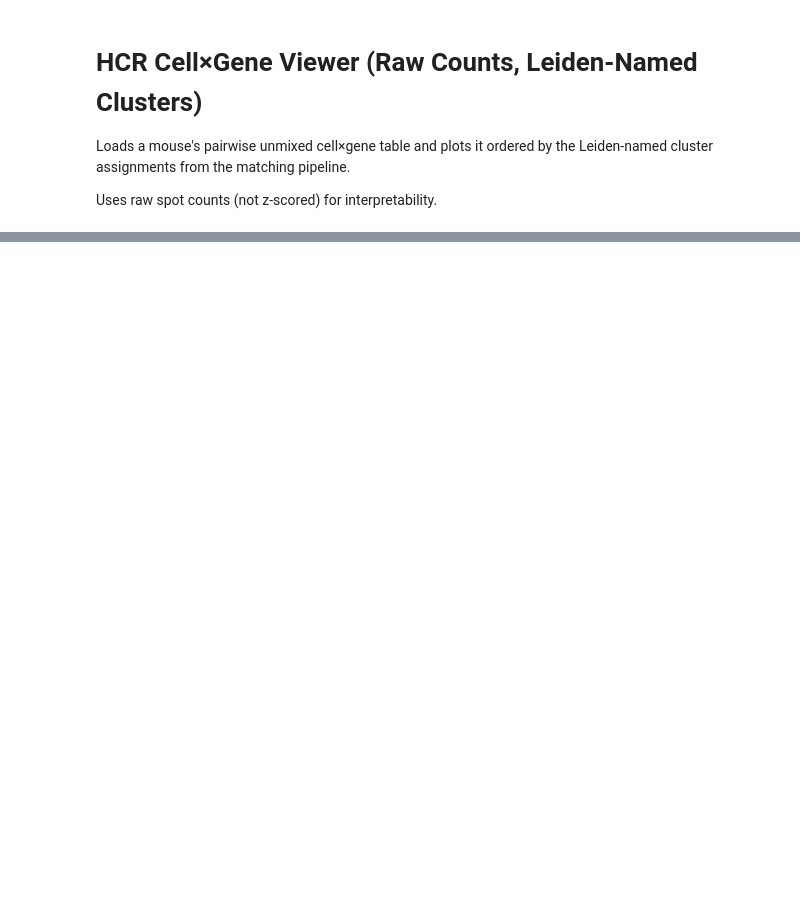
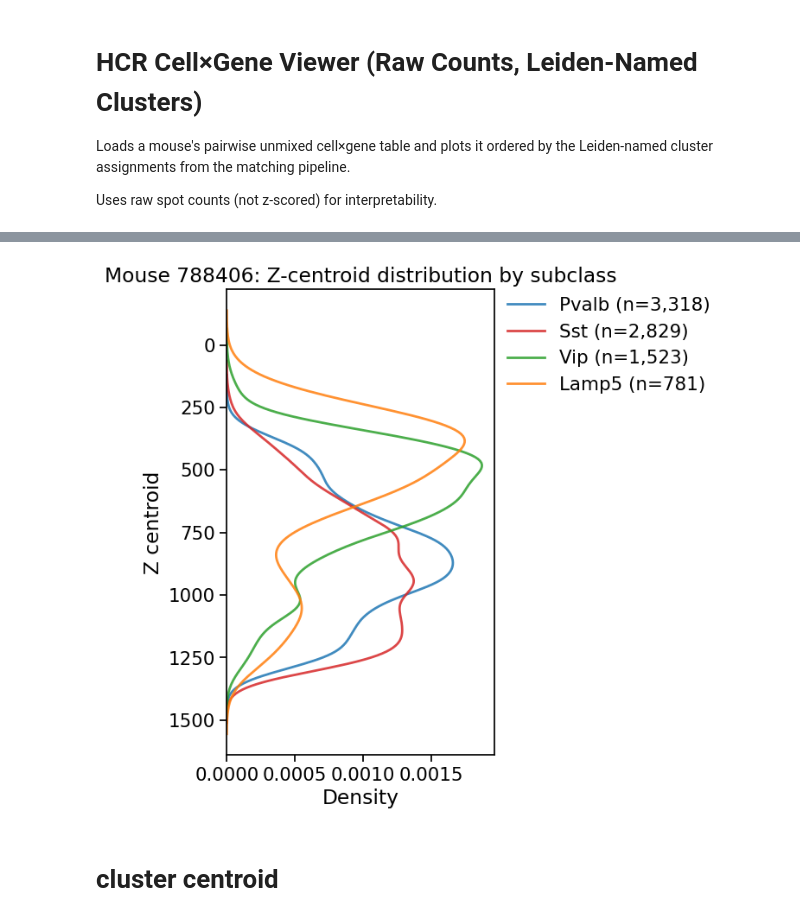
Before and after one commit to AllenNeuralDynamics/hcr-integrated-qc-capsule, a Jupyter notebook: code/cluster_validation_tasic/20260603-post-tasic-matching-hcr-cellxgene.ipynb, the cells around one changed output, grey strips where cells are left out. Drawn from its saved outputs; the diff is of its cells as text; code cells hidden in the pictures; blank space fills up the shorter version.

```diff
--- a/code/cluster_validation_tasic/20260603-post-tasic-matching-hcr-cellxgene.ipynb
+++ b/code/cluster_validation_tasic/20260603-post-tasic-matching-hcr-cellxgene.ipynb
@@ -225,7 +250,7 @@ plt.tight_layout()
 import anndata as ad
 
 # Load Tasic branch h5ad files saved by the pipeline (stage4)
-STAGE4_DIR = Path("/root/capsule/results/hcr_tasic_matching/stage4")
+STAGE4_DIR = Path("/root/capsule/scratch/hcr_tasic_matching/stage4")
 canonical = ["Pvalb", "Sst", "Vip", "Lamp5"]
 
 tasic_branch_data = {}
@@ -295,0 +776,28 @@ print(f"Saved: {out_path}")
+# %%
+fig, ax = plt.subplots(figsize=(4, 7))
+
+for subclass in ["Pvalb", "Sst", "Vip", "Lamp5"]:
+    sub = plot_data[plot_data["branch"] == subclass]["z_centroid"].dropna()
+    if sub.empty:
+        continue
+    sns.kdeplot(
+        y=sub,
+        ax=ax,
+        label=f"{subclass} (n={len(sub):,})",
+        color=BRANCH_COLORS.get(subclass, None),
+        linewidth=2,
+        fill=False,
+        alpha=0.85,
+    )
+
+ax.invert_yaxis()
+ax.set_ylabel("Z centroid")
+ax.set_xlabel("Density")
+ax.set_title(f"Mouse {MOUSE_ID}: Z-centroid distribution by subclass")
+ax.legend(loc="upper left", bbox_to_anchor=(1.02, 1.0), borderaxespad=0.0, frameon=False)
+plt.tight_layout()
+plt.show()
+# %% [output]
+[figure, added]
+# %% [markdown]
+# cluster centroid
```
Also changed, not shown: parts of 33 cells of this notebook, 7 other files.
